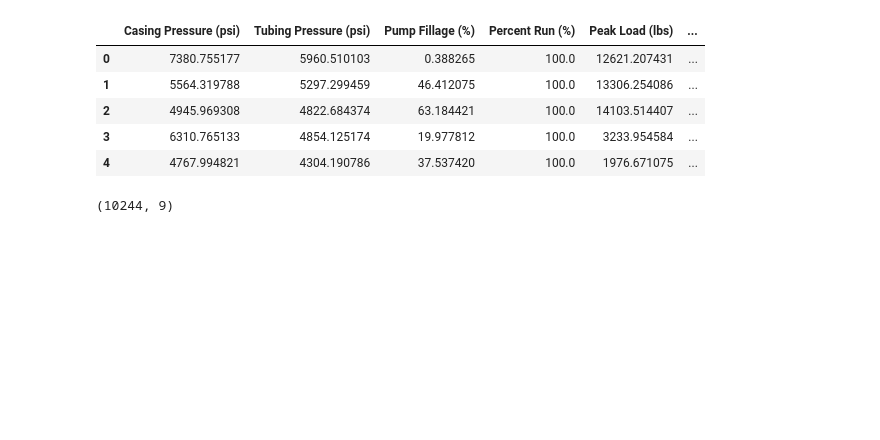
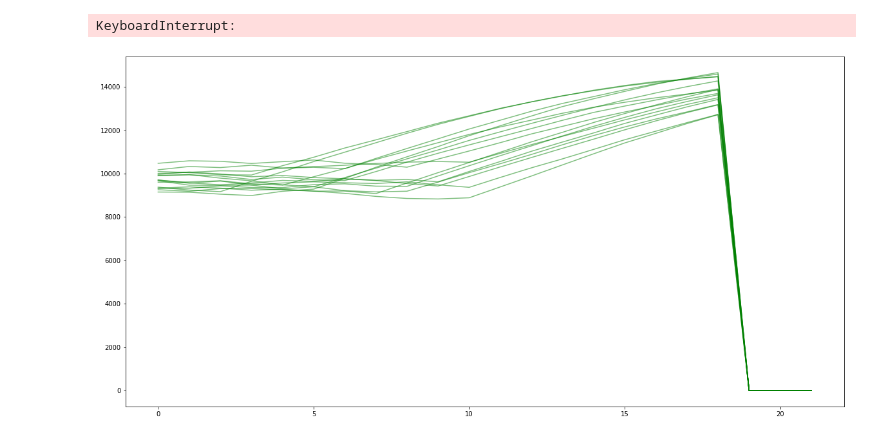
Before and after one commit to ethanzh/rod-pump-analysis, a Jupyter notebook: analysis.ipynb, the cells around one changed output. Saved outputs shown, nothing was run; the diff lists cells and outputs as text; code cells hidden in the pictures; blank space fills up the shorter version.

```diff
--- a/analysis.ipynb
+++ b/analysis.ipynb
@@ -11,25 +7,0 @@ file_names = [f for f in listdir(DIR_NAME) if isfile(join(DIR_NAME, f))]
-# %%
-# create a list of dataframes for each csv file in ./rod_pump
-# then concat to create master dataframe
-df_list = []
-files_names = file_names[0:1]
-for file in file_names:
-    df = pd.read_csv(f'rod_pump/{file}')
-    # make sure name of csv is included
-    df['Name'] = file.replace('.csv', '')
-    df_list.append(df)
-
-df = pd.concat(df_list)
-# %%
-df.head()
-# %% [output]
-|  | Casing Pressure (psi) | Tubing Pressure (psi) | Pump Fillage (%) | Percent Run (%) | Peak Load (lbs) | ... |
-| 0 | 7380.755177 | 5960.510103 | 0.388265 | 100.0 | 12621.207431 | ... |
-| 1 | 5564.319788 | 5297.299459 | 46.412075 | 100.0 | 13306.254086 | ... |
-| 2 | 4945.969308 | 4822.684374 | 63.184421 | 100.0 | 14103.514407 | ... |
-| 3 | 6310.765133 | 4854.125174 | 19.977812 | 100.0 | 3233.954584 | ... |
-| 4 | 4767.994821 | 4304.190786 | 37.537420 | 100.0 | 1976.671075 | ... |
-# %%
-df.shape
-# %% [output]
-(10244, 9)
@@ -35,0 +17,47 @@ df.shape
+# %%
+# we only want to do this if there isn't a pickle present
+if not path.exists("./df.pkl"):
+    # get list of all csv file
+    DIR_NAME = "rod_pump"
+    file_names = [f for f in listdir(DIR_NAME) if isfile(join(DIR_NAME, f))]
+
+    logging.info("Files: ")
+    logging.info(file_names)
+
+    # create a list of dataframes for each csv file in ./rod_pump
+    # then concat to create master dataframe
+    plt.figure(figsize=(20,10))
+    df_list = []
+    names_length = len(file_names)
+    file_number = 1
+    for file in file_names:
+        df = pd.read_csv(f'{DIR_NAME}/{file}')
+        df['Name'] = file.replace('.csv', '')
+
+        logging.info(f"[{file_number}/{names_length}] {file}")
+
+        END = len(df["Tubing Pressure (psi)"]) - 10
+        diff = 22
+        START = END - diff
+        time = [x for x in range(0, diff)]
+        plt.plot(time, df["Fluid Load (lbs)"][START:END],
+                 label="Fluid Load", c='green', alpha=0.5)
+
+        failing = []
+
+        for i, row in df.iterrows():
+          is_zero = not dict(df.loc[i])["Percent Run (%)"]
+          fail = 1 if i > START and not is_zero else 0
+          failing.append(fail)
+
+        df["failing"] = failing
+        df_list.append(df)
+        file_number += 1
+
+    df = pd.concat(df_list)
+    df.to_pickle("./df.pkl")
+else:
+    df = pd.read_pickle("./df.pkl")
+# %% [output]
+KeyboardInterrupt:
+[figure, added]
```
Also changed, not shown: parts of 11 cells of this notebook, 5 other files.
